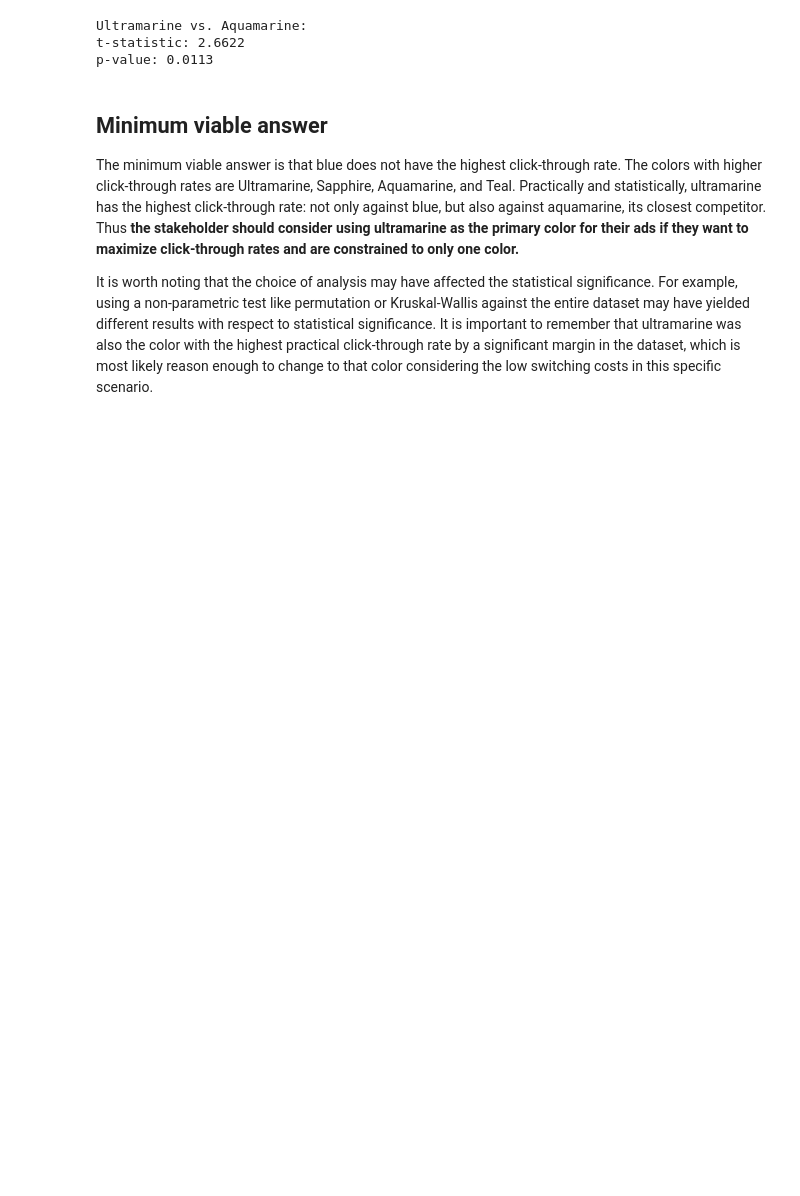
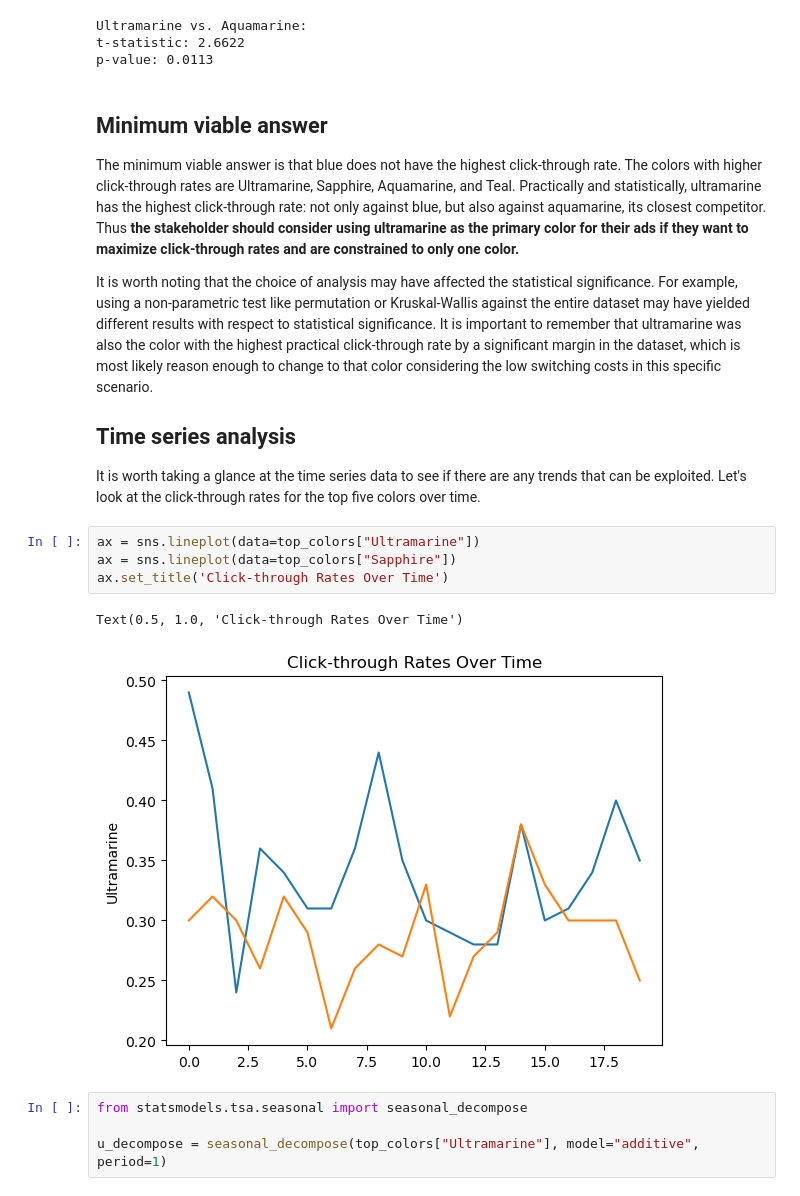
Before and after one commit to tacotuesday/assessing-ad-clicks, a Jupyter notebook: notebooks/assessing_ad_clicks.ipynb, the cells around one changed output. Saved outputs shown, nothing was run; the diff lists cells and outputs as text; blank space fills up the shorter version.

Commit message:
Started time series analysis

```diff
--- a/notebooks/assessing_ad_clicks.ipynb
+++ b/notebooks/assessing_ad_clicks.ipynb
@@ -380,3 +378,17 @@ p-value: 0.0113
 The minimum viable answer is that blue does not have the highest click-through rate. The colors with higher click-through rates are Ultramarine, Sapphire, Aquamarine, and Teal. Practically and statistically, ultramarine has the highest click-through rate: not only against blue, but also against aquamarine, its closest competitor. Thus **the stakeholder should consider using ultramarine as the primary color for their ads if they want to maximize click-through rates and are constrained to only one color.**
 
 It is worth noting that the choice of analysis may have affected the statistical significance. For example, using a non-parametric test like permutation or Kruskal-Wallis against the entire dataset may have yielded different results with respect to statistical significance. It is important to remember that ultramarine was also the color with the highest practical click-through rate by a significant margin in the dataset, which is most likely reason enough to change to that color considering the low switching costs in this specific scenario.
+
+## Time series analysis
+It is worth taking a glance at the time series data to see if there are any trends that can be exploited. Let's look at the click-through rates for the top five colors over time.
+# %%
+ax = sns.lineplot(data=top_colors["Ultramarine"])
+ax = sns.lineplot(data=top_colors["Sapphire"])
+ax.set_title('Click-through Rates Over Time')
+# %% [output]
+Text(0.5, 1.0, 'Click-through Rates Over Time')
+[figure, added]
+# %%
+from statsmodels.tsa.seasonal import seasonal_decompose
+
+u_decompose = seasonal_decompose(top_colors["Ultramarine"], model="additive", period=1)
```
Also changed, not shown: parts of 4 cells of this notebook.
